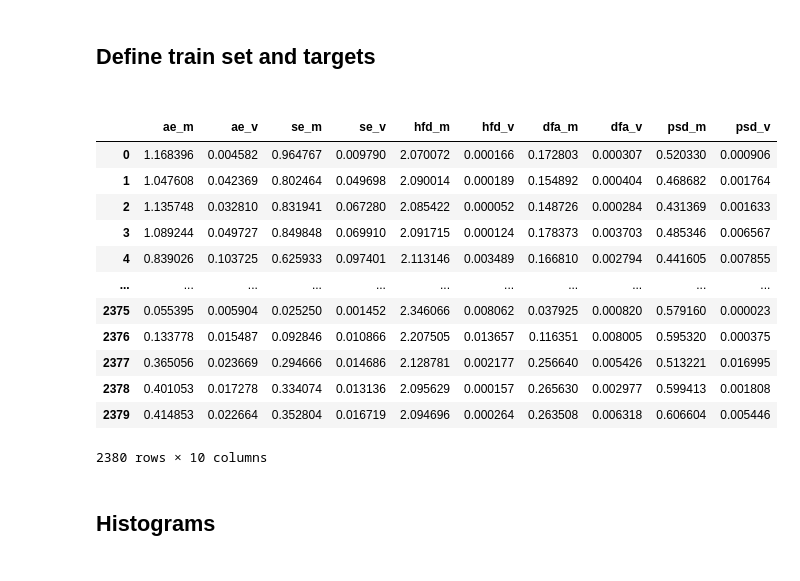
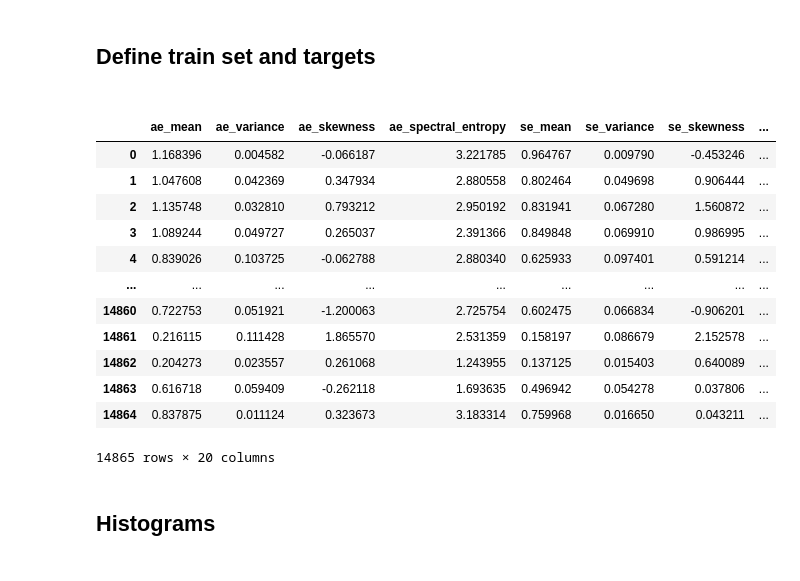
Before and after one commit to AlanPalomino/TTB_2020_2_13, a Jupyter notebook: Classification.ipynb, the cells around one changed output. Saved outputs shown, nothing was run; the diff lists cells and outputs as text; code cells hidden in the pictures.

```diff
--- a/Classification.ipynb
+++ b/Classification.ipynb
@@ -10,6 +10,7 @@ import matplotlib.pyplot as plt
 <h2>Import data set<h2>
 # %%
 data=pd.read_csv("complete_data.csv")
+pd.set_option('display.max_colwidth', -1)
 data
 # 0 - Fibrilacion Atrial
 # 1 - Congestión cardíaca
@@ -50,0 +34,6 @@ pathology
+# %%
+#Clean dataset
+pathology = data[["condition","ae_mean","ae_variance","ae_skewness","ae_spectral_entropy","se_mean","se_variance","se_skewness","se_spectral_entropy","hfd_mean","hfd_variance","hfd_skewness","hfd_spectral_entropy","dfa_mean","dfa_variance","dfa_skewness","dfa_spectral_entropy","psd_mean","psd_variance","psd_skewness","psd_spectral_entropy"]]
+
+pathology = pathology.dropna()
+pathology
@@ -52,35 +55,35 @@ pathology
 <h2>Define train set and targets<h2>
 # %%
 #Group by pathology
-a_f=pathology[pathology["cond"] ==0]
-c_c=pathology[pathology["cond"] ==1][0:1190]
-m_i=pathology[pathology["cond"] ==2][0:1190]
+a_f=pathology[pathology["condition"] ==0]
+c_c=pathology[pathology["condition"] ==1]
+m_i=pathology[pathology["condition"] ==2]
 
 #Extract important metrics
-atrial_f = a_f[["ae_m","ae_v","se_m","se_v","hfd_m","hfd_v","dfa_m","dfa_v","psd_m","psd_v"]]
-congestive_h = c_c[["ae_m","ae_v","se_m","se_v","hfd_m","hfd_v","dfa_m","dfa_v","psd_m","psd_v"]]
-myocardial_i = m_i[["ae_m","ae_v","se_m","se_v","hfd_m","hfd_v","dfa_m","dfa_v","psd_m","psd_v"]]
+atrial_f = a_f[["ae_mean","ae_variance","ae_skewness","ae_spectral_entropy","se_mean","se_variance","se_skewness","se_spectral_entropy","hfd_mean","hfd_variance","hfd_skewness","hfd_spectral_entropy","dfa_mean","dfa_variance","dfa_skewness","dfa_spectral_entropy","psd_mean","psd_variance","psd_skewness","psd_spectral_entropy"]]
+congestive_h = c_c[["ae_mean","ae_variance","ae_skewness","ae_spectral_entropy","se_mean","se_variance","se_skewness","se_spectral_entropy","hfd_mean","hfd_variance","hfd_skewness","hfd_spectral_entropy","dfa_mean","dfa_variance","dfa_skewness","dfa_spectral_entropy","psd_mean","psd_variance","psd_skewness","psd_spectral_entropy"]]
+myocardial_i = m_i[["ae_mean","ae_variance","ae_skewness","ae_spectral_entropy","se_mean","se_variance","se_skewness","se_spectral_entropy","hfd_mean","hfd_variance","hfd_skewness","hfd_spectral_entropy","dfa_mean","dfa_variance","dfa_skewness","dfa_spectral_entropy","psd_mean","psd_variance","psd_skewness","psd_spectral_entropy"]]
 
 #Create target array for training
-targets=a_f['cond'].tolist()+m_i['cond'].tolist()
+targets=a_f['condition'].tolist()+m_i['condition'].tolist()+c_c['condition'].tolist()
 
 #Create input array for training
-X=pd.concat([atrial_f,myocardial_i],ignore_index=True)
+X=pd.concat([atrial_f,myocardial_i,congestive_h],ignore_index=True)
 X
 # %% [output]
-|  | ae_m | ae_v | se_m | se_v | hfd_m | hfd_v | dfa_m | dfa_v | psd_m | psd_v |
-| 0 | 1.168396 | 0.004582 | 0.964767 | 0.009790 | 2.070072 | 0.000166 | 0.172803 | 0.000307 | 0.520330 | 0.000906 |
-| 1 | 1.047608 | 0.042369 | 0.802464 | 0.049698 | 2.090014 | 0.000189 | 0.154892 | 0.000404 | 0.468682 | 0.001764 |
-| 2 | 1.135748 | 0.032810 | 0.831941 | 0.067280 | 2.085422 | 0.000052 | 0.148726 | 0.000284 | 0.431369 | 0.001633 |
-| 3 | 1.089244 | 0.049727 | 0.849848 | 0.069910 | 2.091715 | 0.000124 | 0.178373 | 0.003703 | 0.485346 | 0.006567 |
-| 4 | 0.839026 | 0.103725 | 0.625933 | 0.097401 | 2.113146 | 0.003489 | 0.166810 | 0.002794 | 0.441605 | 0.007855 |
-| ... | ... | ... | ... | ... | ... | ... | ... | ... | ... | ... |
-| 2375 | 0.055395 | 0.005904 | 0.025250 | 0.001452 | 2.346066 | 0.008062 | 0.037925 | 0.000820 | 0.579160 | 0.000023 |
-| 2376 | 0.133778 | 0.015487 | 0.092846 | 0.010866 | 2.207505 | 0.013657 | 0.116351 | 0.008005 | 0.595320 | 0.000375 |
-| 2377 | 0.365056 | 0.023669 | 0.294666 | 0.014686 | 2.128781 | 0.002177 | 0.256640 | 0.005426 | 0.513221 | 0.016995 |
-| 2378 | 0.401053 | 0.017278 | 0.334074 | 0.013136 | 2.095629 | 0.000157 | 0.265630 | 0.002977 | 0.599413 | 0.001808 |
-| 2379 | 0.414853 | 0.022664 | 0.352804 | 0.016719 | 2.094696 | 0.000264 | 0.263508 | 0.006318 | 0.606604 | 0.005446 |
+|  | ae_mean | ae_variance | ae_skewness | ae_spectral_entropy | se_mean | se_variance | se_skewness | ... |
+| 0 | 1.168396 | 0.004582 | -0.066187 | 3.221785 | 0.964767 | 0.009790 | -0.453246 | ... |
+| 1 | 1.047608 | 0.042369 | 0.347934 | 2.880558 | 0.802464 | 0.049698 | 0.906444 | ... |
+| 2 | 1.135748 | 0.032810 | 0.793212 | 2.950192 | 0.831941 | 0.067280 | 1.560872 | ... |
+| 3 | 1.089244 | 0.049727 | 0.265037 | 2.391366 | 0.849848 | 0.069910 | 0.986995 | ... |
+| 4 | 0.839026 | 0.103725 | -0.062788 | 2.880340 | 0.625933 | 0.097401 | 0.591214 | ... |
+| ... | ... | ... | ... | ... | ... | ... | ... | ... |
+| 14860 | 0.722753 | 0.051921 | -1.200063 | 2.725754 | 0.602475 | 0.066834 | -0.906201 | ... |
+| 14861 | 0.216115 | 0.111428 | 1.865570 | 2.531359 | 0.158197 | 0.086679 | 2.152578 | ... |
+| 14862 | 0.204273 | 0.023557 | 0.261068 | 1.243955 | 0.137125 | 0.015403 | 0.640089 | ... |
+| 14863 | 0.616718 | 0.059409 | -0.262118 | 1.693635 | 0.496942 | 0.054278 | 0.037806 | ... |
+| 14864 | 0.837875 | 0.011124 | 0.323673 | 3.183314 | 0.759968 | 0.016650 | 0.043211 | ... |
-2380 rows × 10 columns
+14865 rows × 20 columns
 # %% [markdown]
 <h2>Histograms<h2>
 # %%
```
Also changed, not shown: parts of 13 cells of this notebook, 1 other file.
